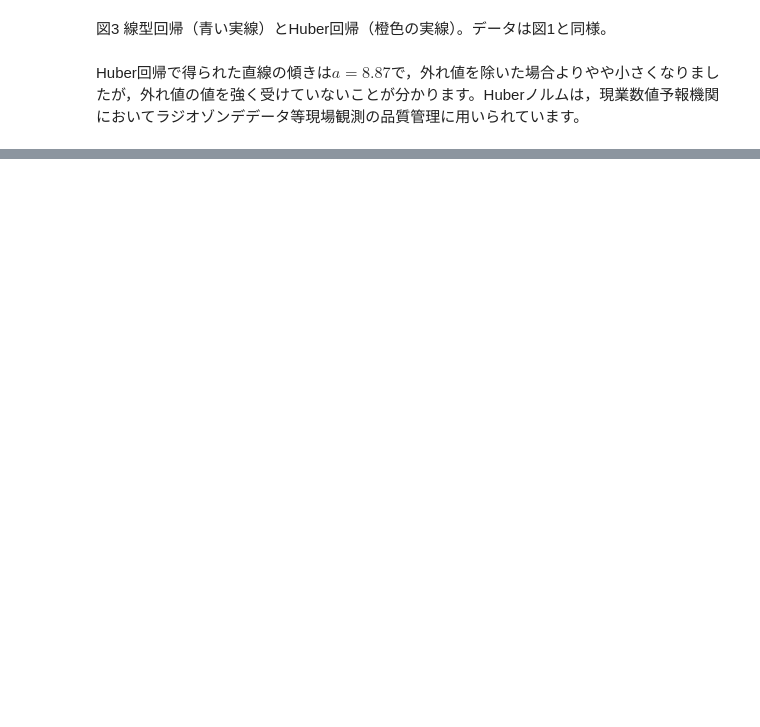
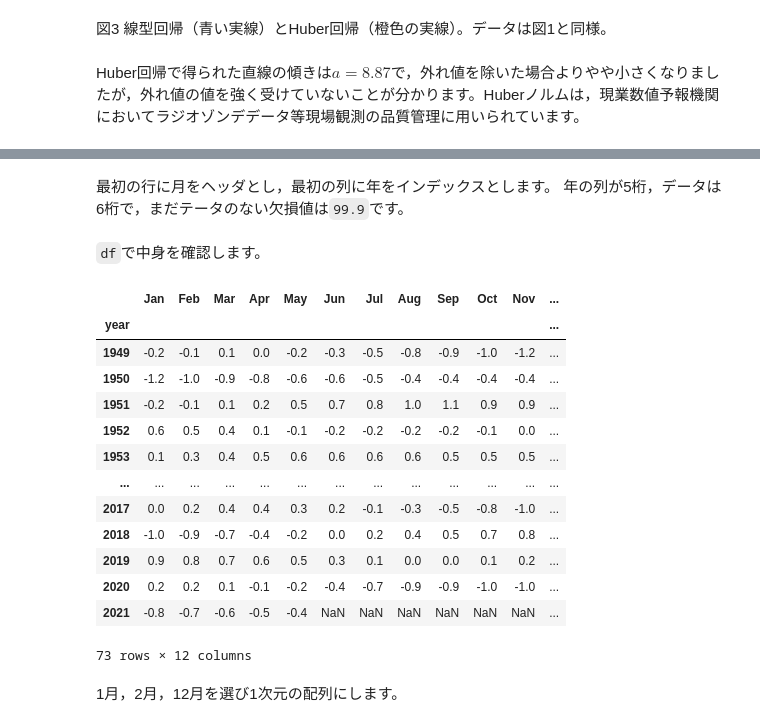
Before and after one commit to tenomoto/pymetds, a Jupyter notebook: Huber.ipynb, the cells around one changed output, grey strips where cells are left out. Saved outputs shown, nothing was run; the diff lists cells and outputs as text; code cells hidden in the pictures; blank space fills up the shorter version.

```diff
--- a/Huber.ipynb
+++ b/Huber.ipynb
@@ -110,0 +122,15 @@ Huber回帰で得られた直線の傾きは$a=8.87$で，外れ値を除いた
+# %%
+import requests
+from bs4 import BeautifulSoup
+
+
+url = "https://www.data.jma.go.jp/gmd/cpd/data/elnino/index/nino3irm.html"
+fname = "nino3.txt"
+with requests.get(url) as response:
+    response.encoding = "utf-8"
+    soup = BeautifulSoup(response.text, "html.parser")
+    with open(fname, "w") as f:
+        f.write(soup.pre.text)
+# %% [markdown]
+最初の行に月をヘッダとし，最初の列に年をインデックスとします。
+年の列が5桁，データは6桁で，まだテータのない欠損値は`99.9`です。
@@ -110,0 +142,21 @@ Huber回帰で得られた直線の傾きは$a=8.87$で，外れ値を除いた
+# %% [markdown]
+`df`で中身を確認します。
+# %%
+df
+# %% [output]
+|  | Jan | Feb | Mar | Apr | May | Jun | Jul | Aug | Sep | Oct | Nov | ... |
+| year |  |  |  |  |  |  |  |  |  |  |  | ... |
+| 1949 | -0.2 | -0.1 | 0.1 | 0.0 | -0.2 | -0.3 | -0.5 | -0.8 | -0.9 | -1.0 | -1.2 | ... |
+| 1950 | -1.2 | -1.0 | -0.9 | -0.8 | -0.6 | -0.6 | -0.5 | -0.4 | -0.4 | -0.4 | -0.4 | ... |
+| 1951 | -0.2 | -0.1 | 0.1 | 0.2 | 0.5 | 0.7 | 0.8 | 1.0 | 1.1 | 0.9 | 0.9 | ... |
+| 1952 | 0.6 | 0.5 | 0.4 | 0.1 | -0.1 | -0.2 | -0.2 | -0.2 | -0.2 | -0.1 | 0.0 | ... |
+| 1953 | 0.1 | 0.3 | 0.4 | 0.5 | 0.6 | 0.6 | 0.6 | 0.6 | 0.5 | 0.5 | 0.5 | ... |
+| ... | ... | ... | ... | ... | ... | ... | ... | ... | ... | ... | ... | ... |
+| 2017 | 0.0 | 0.2 | 0.4 | 0.4 | 0.3 | 0.2 | -0.1 | -0.3 | -0.5 | -0.8 | -1.0 | ... |
+| 2018 | -1.0 | -0.9 | -0.7 | -0.4 | -0.2 | 0.0 | 0.2 | 0.4 | 0.5 | 0.7 | 0.8 | ... |
+| 2019 | 0.9 | 0.8 | 0.7 | 0.6 | 0.5 | 0.3 | 0.1 | 0.0 | 0.0 | 0.1 | 0.2 | ... |
+| 2020 | 0.2 | 0.2 | 0.1 | -0.1 | -0.2 | -0.4 | -0.7 | -0.9 | -0.9 | -1.0 | -1.0 | ... |
+| 2021 | -0.8 | -0.7 | -0.6 | -0.5 | -0.4 | NaN | NaN | NaN | NaN | NaN | NaN | ... |
+73 rows × 12 columns
+# %% [markdown]
+1月，2月，12月を選び1次元の配列にします。
```
Also changed, not shown: parts of 7 cells of this notebook, 8 other files.
